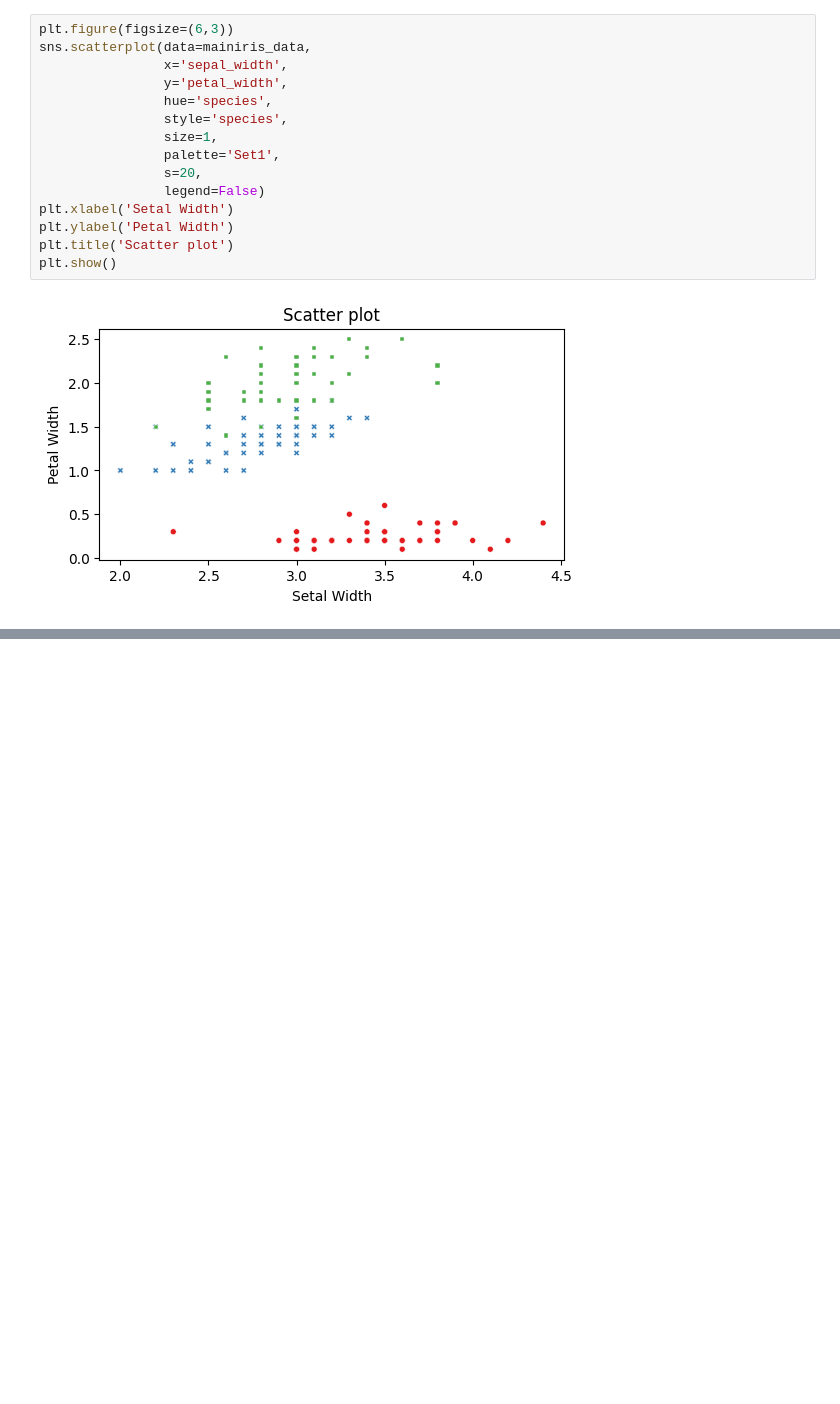
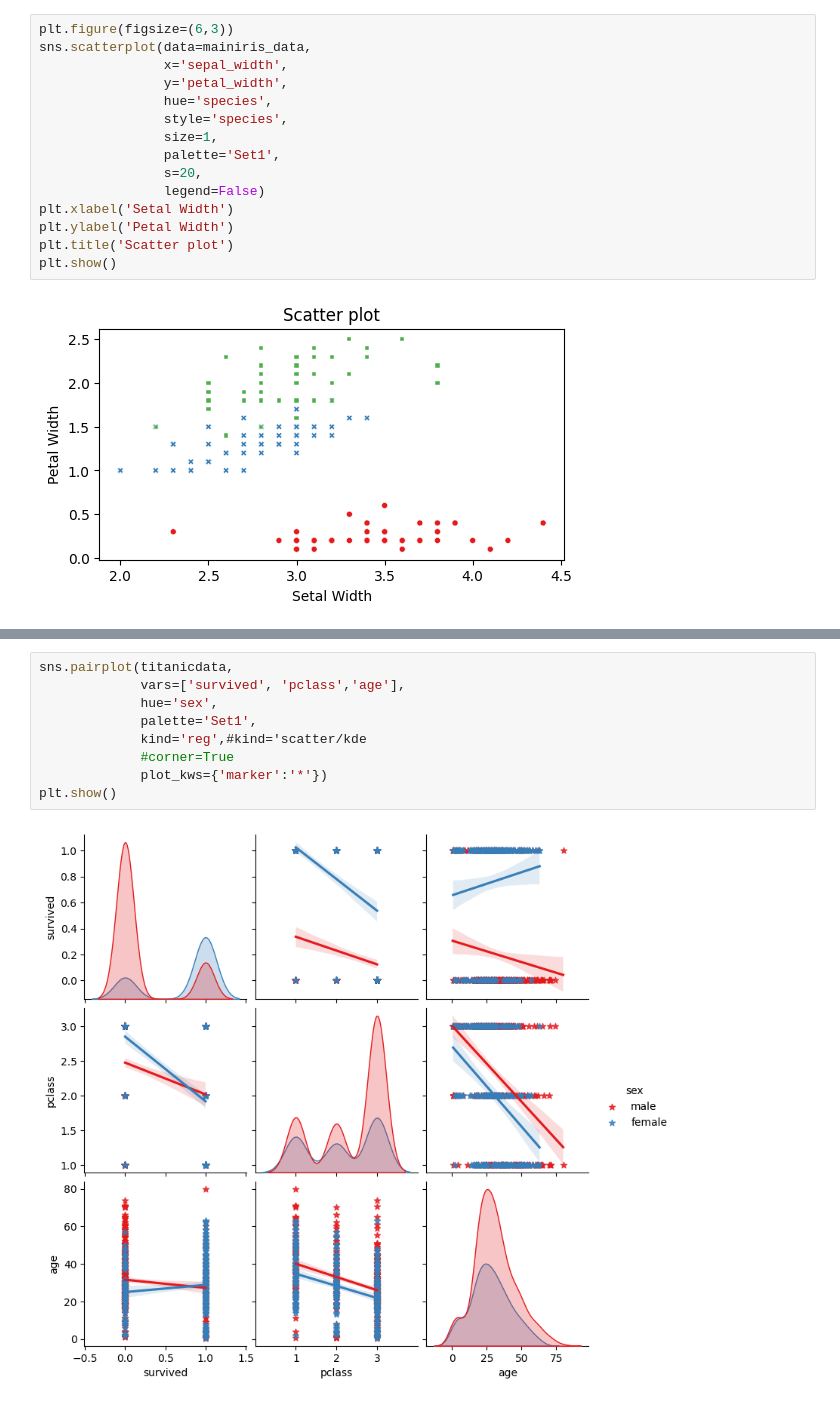
Before and after one commit to Md-Maruf-1727/LearningPractices, a Jupyter notebook: Vizualization/Vizualization1.ipynb, the cells around one changed output, grey strips where cells are left out. Drawn from its saved outputs; the diff is of its cells as text; blank space fills up the shorter version.

```diff
--- a/Vizualization/Vizualization1.ipynb
+++ b/Vizualization/Vizualization1.ipynb
@@ -390,0 +418,11 @@ plt.show()
+# %%
+sns.pairplot(titanicdata,
+             vars=['survived', 'pclass','age'],
+             hue='sex',
+             palette='Set1',
+             kind='reg',#kind='scatter/kde
+             #corner=True
+             plot_kws={'marker':'*'})
+plt.show()
+# %% [output]
+[figure, added]
```
Also changed, not shown: parts of 3 cells of this notebook.
